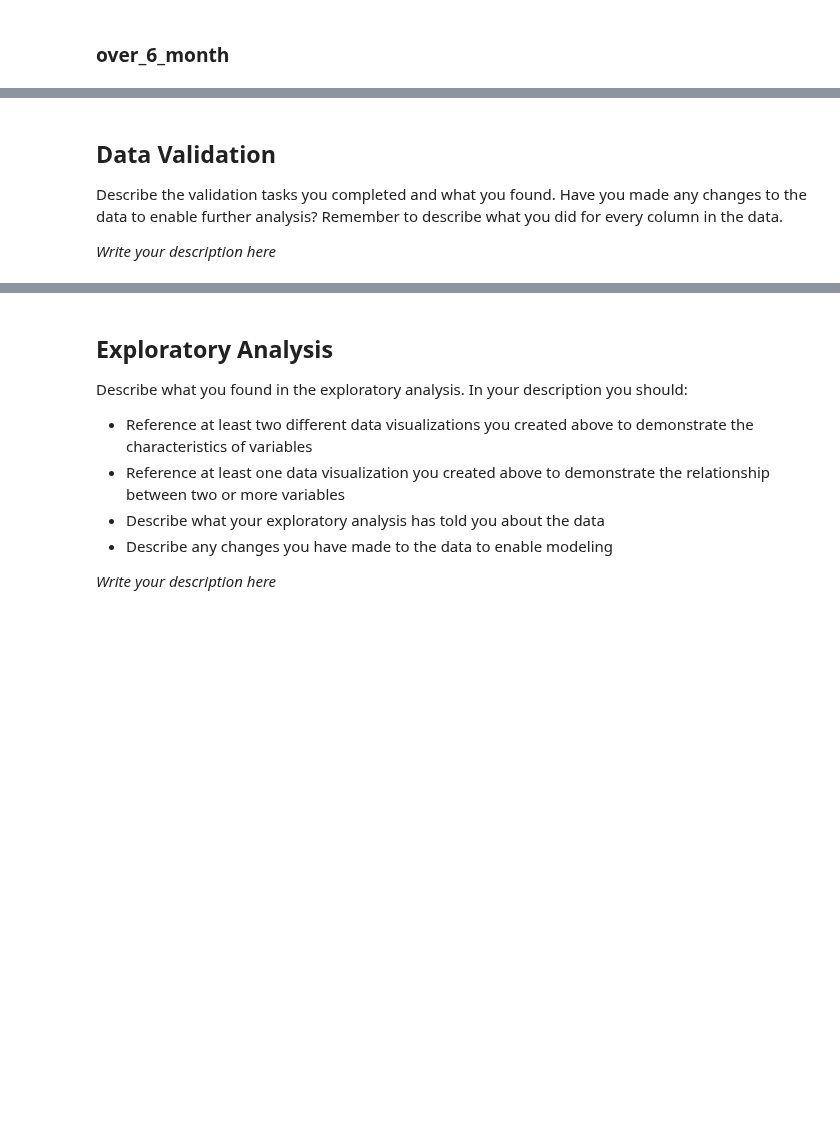
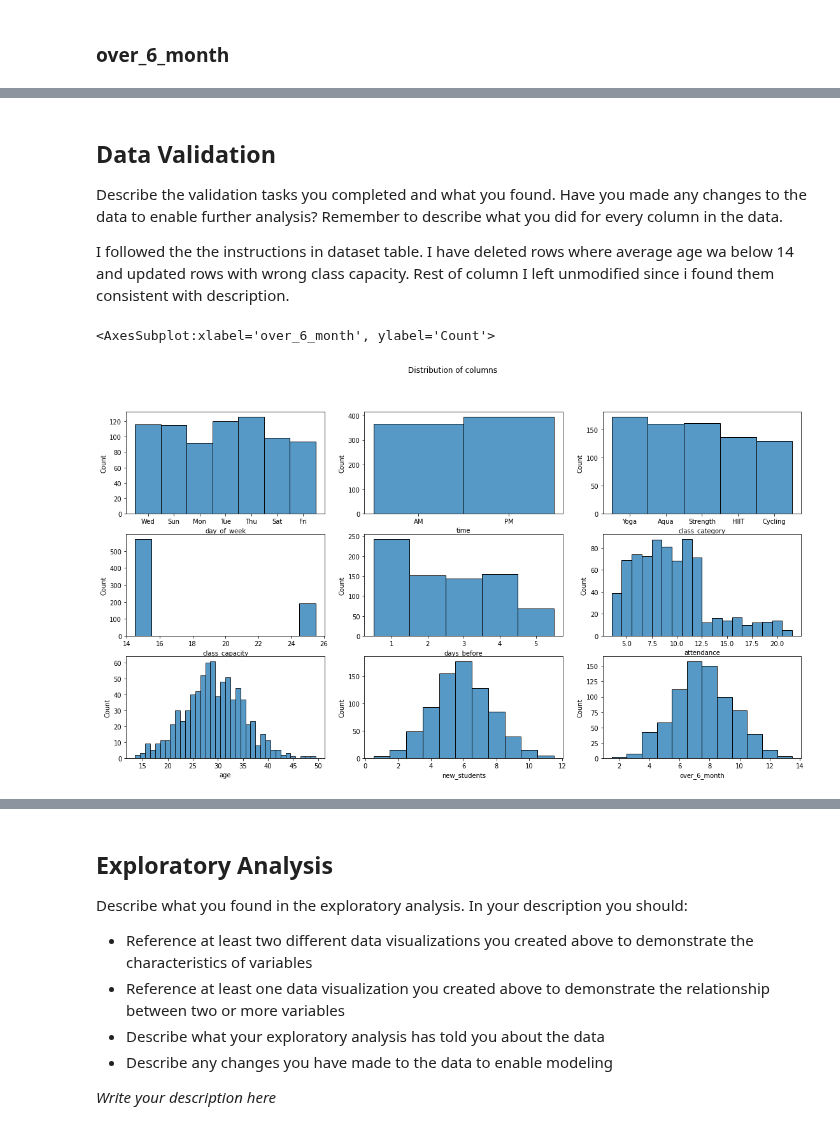
Before and after one commit to CarJung/Uni, a Jupyter notebook: data_camp_certificate/notebook.ipynb, the cells around one changed output, grey strips where cells are left out. Saved outputs shown, nothing was run; the diff lists cells and outputs as text; code cells hidden in the pictures; blank space fills up the shorter version.

Commit message:
data_camp

```diff
--- a/data_camp_certificate/notebook.ipynb
+++ b/data_camp_certificate/notebook.ipynb
@@ -231,9 +185,30 @@ Name: over_6_month, dtype: float64
 ## Data Validation
 Describe the validation tasks you completed and what you found. Have you made any changes to the data to enable further analysis? Remember to describe what you did for every column in the data.
 
-*Write your description here*
+I followed the the instructions in dataset table. I have deleted rows where average age wa below 14 and updated rows with wrong class capacity. Rest of column I left unmodified since i found them consistent with description.
 # %%
 # Exploratory Analysis
 # Explore the characteristics of the variables in the data
 
 # Start coding here...
+# %%
+import matplotlib.pyplot as plt
+import seaborn as sns
+
+fig, ax = plt.subplots(3,3,figsize=(19,10))
+fig.suptitle('Distribution of columns')
+
+sns.histplot(data, x ='day_of_week', discrete=True, ax = ax[0,0])
+sns.histplot(data, x ='time', discrete=True, ax = ax[0,1])
+sns.histplot(data, x ='class_category', discrete=True, ax = ax[0,2])
+
+sns.histplot(data, x ='class_capacity', discrete=True, ax = ax[1,0])
+sns.histplot(data, x ='days_before', discrete=True, ax = ax[1,1])
+sns.histplot(data, x ='attendance', discrete=True, ax = ax[1,2])
+
+sns.histplot(data, x ='age', discrete=True, ax = ax[2,0])
+sns.histplot(data, x ='new_students', discrete=True, ax=ax[2,1])
+sns.histplot(data, x ='over_6_month', discrete=True, ax = ax[2,2])
+# %% [output]
+<AxesSubplot:xlabel='over_6_month', ylabel='Count'>
+[figure, added]
```
Also changed, not shown: parts of 23 cells of this notebook.
